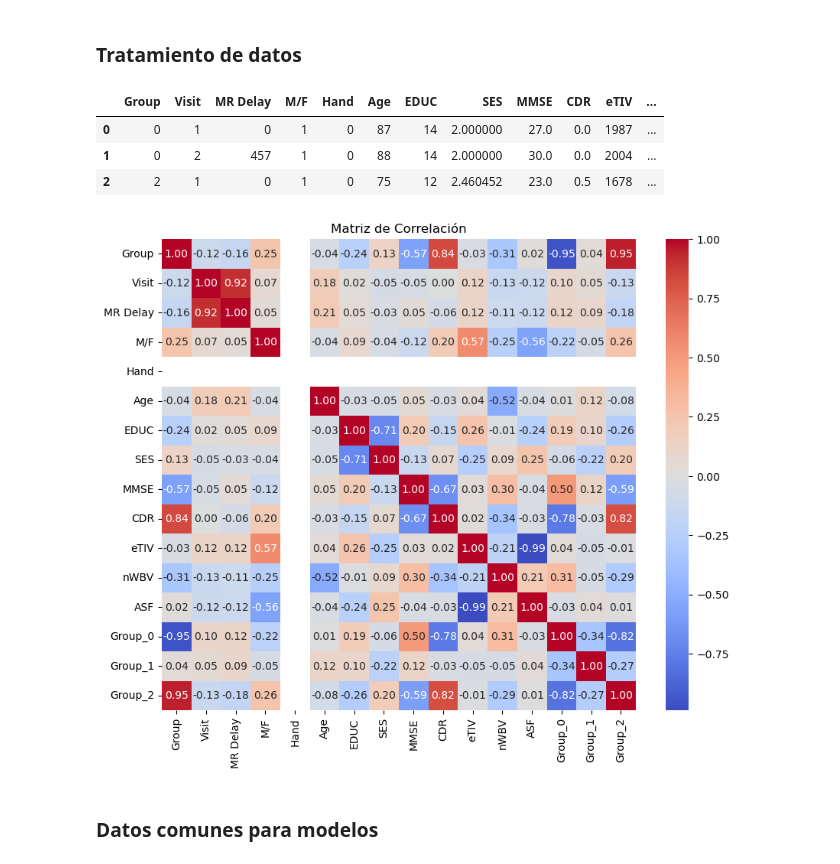
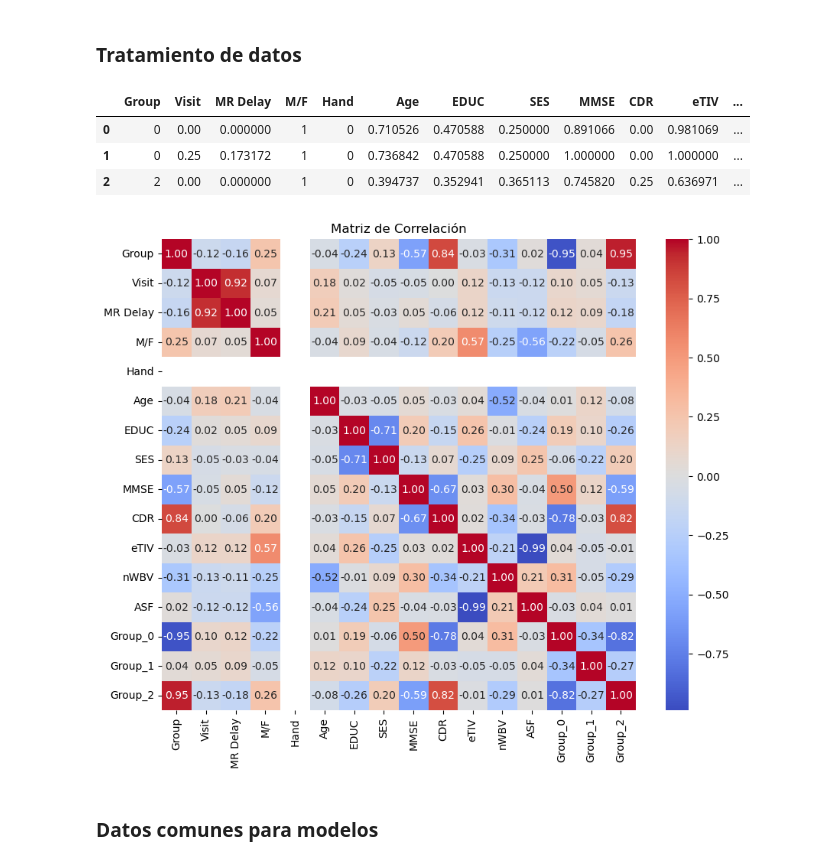
Before and after one commit to JoseRamonRenteroJimenez/SI_24_25, a Jupyter notebook: Examenes Código/Plantilla_Modelos.ipynb, the cells around one changed output. Saved outputs shown, nothing was run; the diff lists cells and outputs as text; code cells hidden in the pictures.

```diff
--- a/Examenes Código/Plantilla_Modelos.ipynb
+++ b/Examenes Código/Plantilla_Modelos.ipynb
@@ -40,7 +40,7 @@ if DEBUG:
 # %% [markdown]
 ### Comprobación de datos
 # %%
-if DEBUG:
+if False:
     display (datos.head(n=FILAS_EJEMPLO))
 
     display("Filas existentes",datos.index.size, "Columnas existentes", datos.columns.size)
@@ -97,6 +97,13 @@ dtype: int64
 if(False):
     datos.dropna(axis=0)
 
+if(False):
+    #cambiamos para que sean de tipo entero
+    datos['PetID'] = np.ceil(datos['PetID']).astype(int)
+
+if(False):
+    #Corrección de un dato anómalo
+    datos["PetType"]= np.where(datos["PetID"]==614,'Bird',datos["PetType"])
 
 if(True):#cambiamos el valor de las variables por otras que nos convengan mas
 
@@ -107,7 +114,7 @@ if(True):#cambiamos el valor de las variables por otras que nos convengan mas
     })
 
     le= LabelEncoder()
-    datos["M/F"]    = le.fit_transform( datos["M/F"])
+    datos["M/F"]    = le.fit_transform(datos["M/F"])
     datos["Hand"]   = le.fit_transform(datos["Hand"])
 
 if(True):
@@ -122,15 +129,16 @@ if(True):
 if(True):#escalamos los datos de 0 a 1
     scaler =MinMaxScaler(feature_range=(0,1))
     columnas_scaler=[
-        #"MR Delay",
-        #"Age",
-        #"EDUC",
-        #"SES",
-        #"MMSE",
-        #"CDR",
-        #"eTIV",
-        #"nWBV",
-        #"ASF"
+        "MR Delay",
+        "Age",
+        "EDUC",
+        "SES",
+        "MMSE",
+        "CDR",
+        "eTIV",
+        "nWBV",
+        "ASF",
+        "Visit"
         ]
     for i in columnas_scaler:
         datos[i]= scaler.fit_transform(datos[[i]]) #ojo, doble corchete
@@ -144,37 +152,37 @@ if(True):#Pasamos los valores a one hot encoder cuando son 3 o mas valores posib
         aux_HOT= encoder.fit_transform(datos[i].to_numpy().reshape(-1,1))
 
         column_names = encoder.get_feature_names_out([i])
 
         datos=pd.concat([datos, pd.DataFrame(aux_HOT,columns=column_names,index=datos.index)],axis=1)
         if(False):#borramos la columna al tratarla
             datos=datos.drop(i,axis=1)
 
-if(True):
+if(True):   #borramos duplicados
     datos = datos.drop_duplicates()
 
 if(True):
     columnas_borrar=["Subject ID", "MRI ID"]
     for i in columnas_borrar:
         datos.drop(columns=i,inplace=True)
 
 display(datos.head(FILAS_EJEMPLO))
 
 if datos.isnull().sum().any() > 0:
     display("lista de nulos",datos.isnull().sum())
     display("pre tratados " ,datos[datos.isnull().any(axis=1)])
 
 #correlación entre las variables
 correlation_matrix =datos.corr()
 
 plt.figure(figsize=(10, 8))
 sns.heatmap(correlation_matrix, annot=True, cmap='coolwarm', fmt=".2f")
 plt.title('Matriz de Correlación')
 plt.show()
 # %% [output]
 |  | Group | Visit | MR Delay | M/F | Hand | Age | EDUC | SES | MMSE | CDR | eTIV | ... |
-| 0 | 0 | 1 | 0 | 1 | 0 | 87 | 14 | 2.000000 | 27.0 | 0.0 | 1987 | ... |
-| 1 | 0 | 2 | 457 | 1 | 0 | 88 | 14 | 2.000000 | 30.0 | 0.0 | 2004 | ... |
-| 2 | 2 | 1 | 0 | 1 | 0 | 75 | 12 | 2.460452 | 23.0 | 0.5 | 1678 | ... |
+| 0 | 0 | 0.00 | 0.000000 | 1 | 0 | 0.710526 | 0.470588 | 0.250000 | 0.891066 | 0.00 | 0.981069 | ... |
+| 1 | 0 | 0.25 | 0.173172 | 1 | 0 | 0.736842 | 0.470588 | 0.250000 | 1.000000 | 0.00 | 1.000000 | ... |
+| 2 | 2 | 0.00 | 0.000000 | 1 | 0 | 0.394737 | 0.352941 | 0.365113 | 0.745820 | 0.25 | 0.636971 | ... |
 [figure]
 # %% [markdown]
 ### Datos comunes para modelos
```
Also changed, not shown: parts of 8 cells of this notebook.
